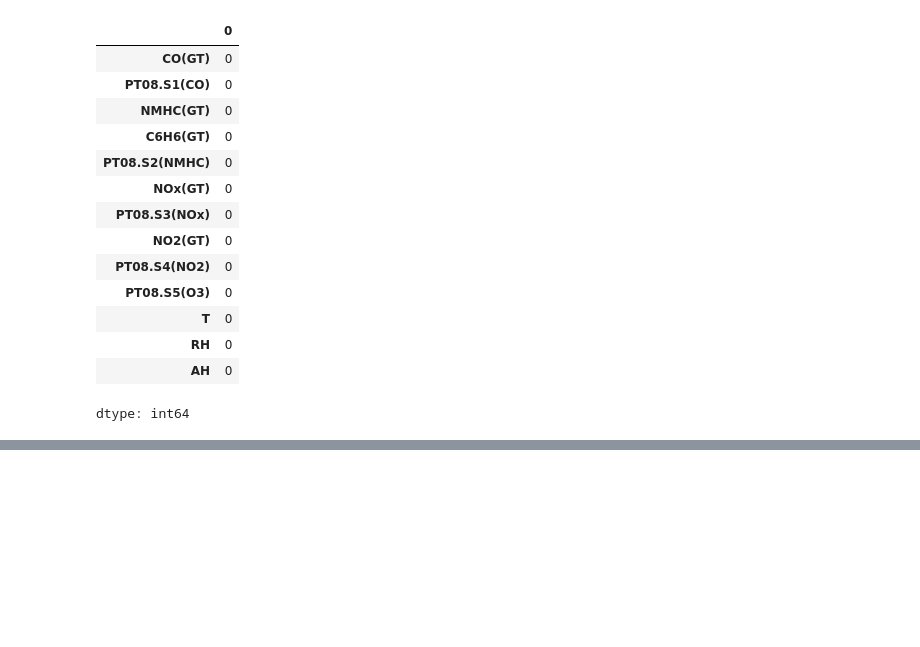
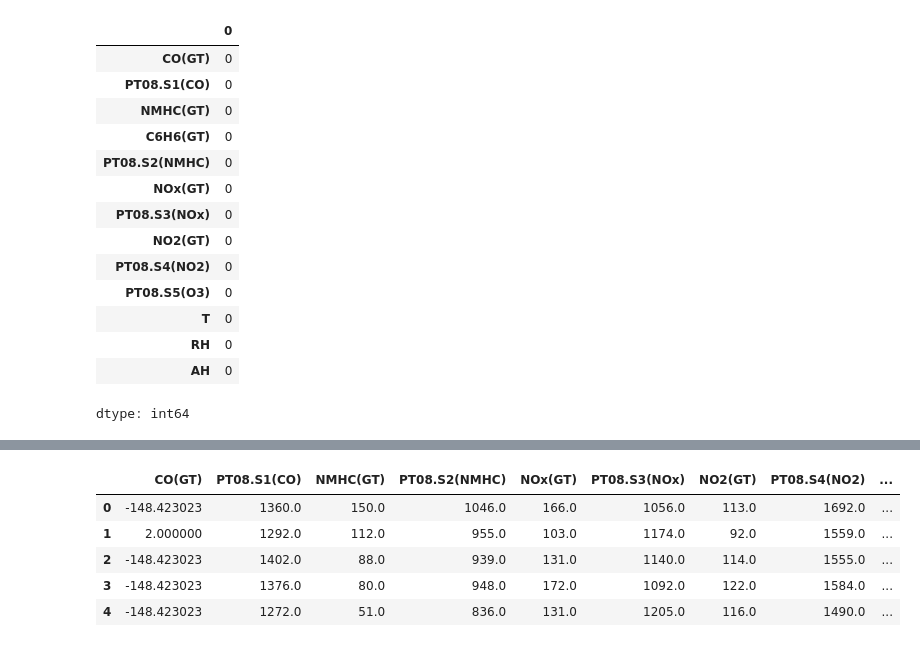
Before and after one commit to flammarionick/Summative-Linear-Regression-Model-Deployment-Using-Flutter, a Jupyter notebook: Summative_Linear_Regression_Model_Deployment_Using_Flutter.ipynb, the cells around one changed output, grey strips where cells are left out. Saved outputs shown, nothing was run; the diff lists cells and outputs as text; code cells hidden in the pictures; blank space fills up the shorter version.

Commit message:
Drop C6H6(GT) because it has no variation

```diff
--- a/Summative_Linear_Regression_Model_Deployment_Using_Flutter.ipynb
+++ b/Summative_Linear_Regression_Model_Deployment_Using_Flutter.ipynb
@@ -213,0 +257,6 @@ dtype: int64
+# %%
+# Use interpolation to estimate missing values
+df['C6H6(GT)'] = df['C6H6(GT)'].interpolate()
+
+# Check unique values again
+df['C6H6(GT)'].nunique()
@@ -213,0 +284,13 @@ dtype: int64
+# %%
+# Drop C6H6(GT) because it has no variation
+df = df.drop(columns=['C6H6(GT)'])
+
+# Confirm it's gone
+df.head()
+# %% [output]
+|  | CO(GT) | PT08.S1(CO) | NMHC(GT) | PT08.S2(NMHC) | NOx(GT) | PT08.S3(NOx) | NO2(GT) | PT08.S4(NO2) | ... |
+| 0 | -148.423023 | 1360.0 | 150.0 | 1046.0 | 166.0 | 1056.0 | 113.0 | 1692.0 | ... |
+| 1 | 2.000000 | 1292.0 | 112.0 | 955.0 | 103.0 | 1174.0 | 92.0 | 1559.0 | ... |
+| 2 | -148.423023 | 1402.0 | 88.0 | 939.0 | 131.0 | 1140.0 | 114.0 | 1555.0 | ... |
+| 3 | -148.423023 | 1376.0 | 80.0 | 948.0 | 172.0 | 1092.0 | 122.0 | 1584.0 | ... |
+| 4 | -148.423023 | 1272.0 | 51.0 | 836.0 | 131.0 | 1205.0 | 116.0 | 1490.0 | ... |
```
Also changed, not shown: parts of 8 cells of this notebook.
